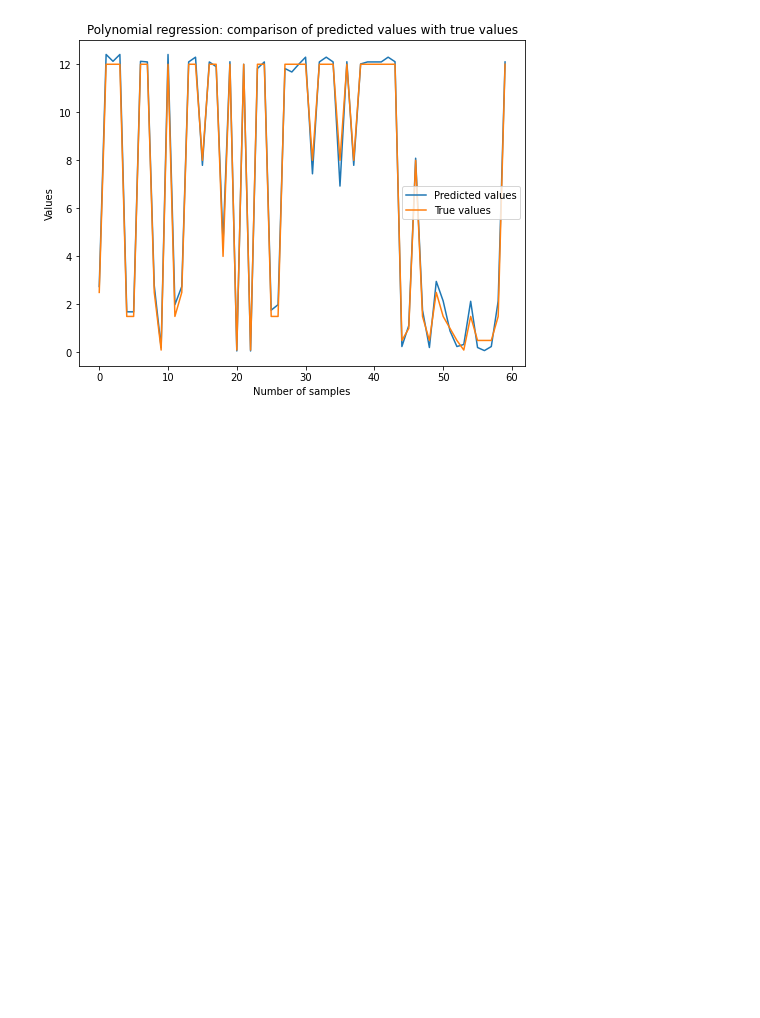
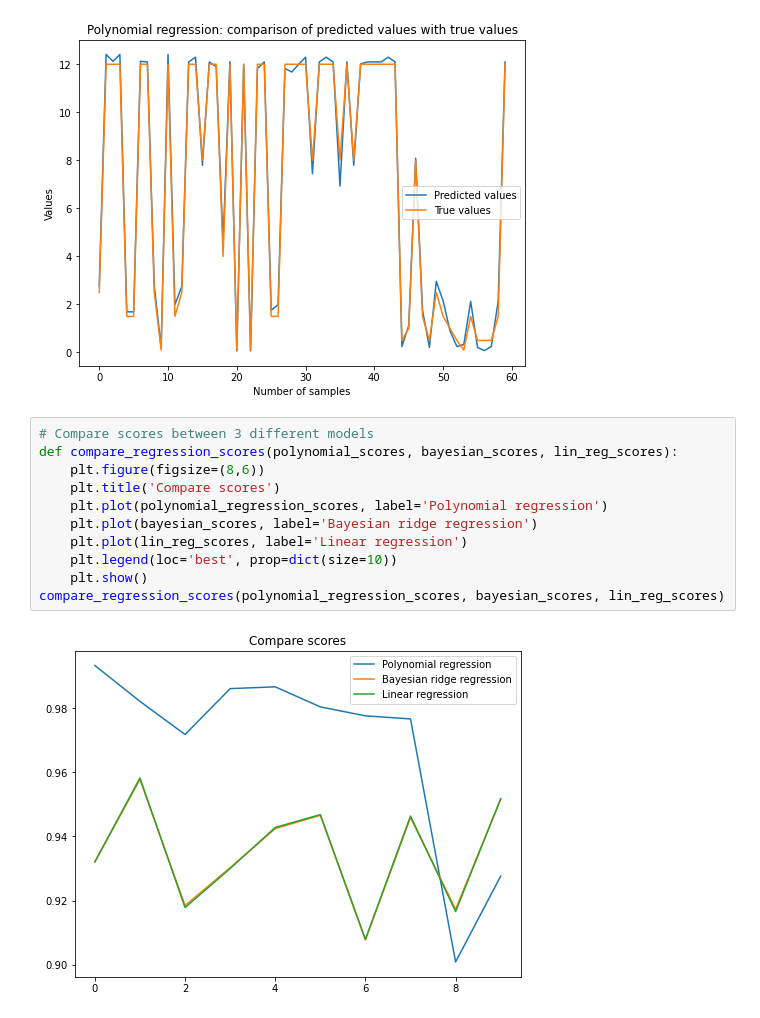
Before and after one commit to akikoogawa7/RHS-Pipeline-Regression, a Jupyter notebook: train.ipynb, the cells around one changed output. Drawn from its saved outputs; the diff is of its cells as text; blank space fills up the shorter version.

Commit message:
Comparing 3 different models

```diff
--- a/train.ipynb
+++ b/train.ipynb
@@ -168,3 +168,16 @@ Polynomial regression scores: [0.99332257 0.98212758 0.97179604 0.9860989  0.986
  0.97761519 0.97665717 0.9008692  0.92764632]
 0.97 accuracy with a standard deviation of 0.03
 [figure]
+# %%
+# Compare scores between 3 different models
+def compare_regression_scores(polynomial_scores, bayesian_scores, lin_reg_scores):
+    plt.figure(figsize=(8,6))
+    plt.title('Compare scores')
+    plt.plot(polynomial_regression_scores, label='Polynomial regression')
+    plt.plot(bayesian_scores, label='Bayesian ridge regression')
+    plt.plot(lin_reg_scores, label='Linear regression')
+    plt.legend(loc='best', prop=dict(size=10))
+    plt.show()
+compare_regression_scores(polynomial_regression_scores, bayesian_scores, lin_reg_scores)
+# %% [output]
+[figure, added]
```
